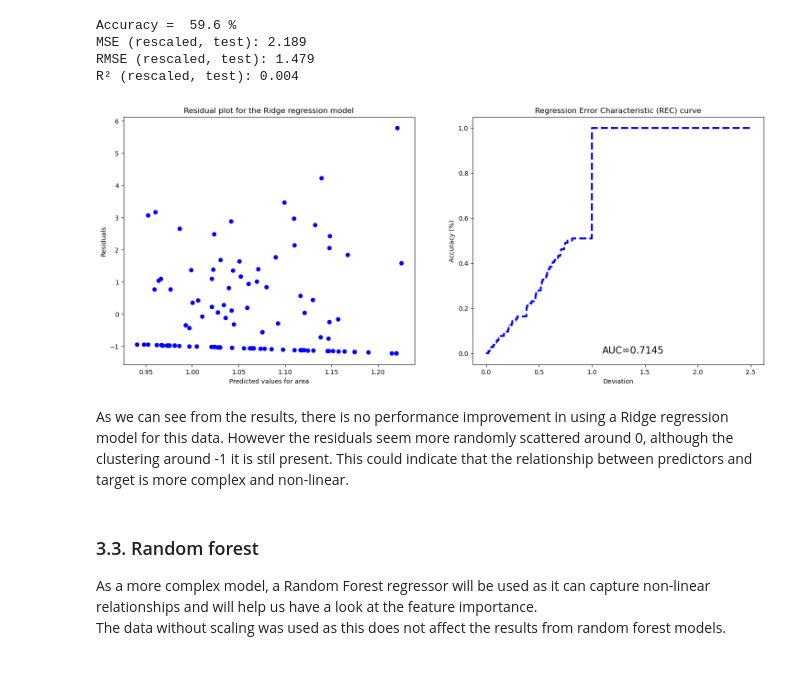
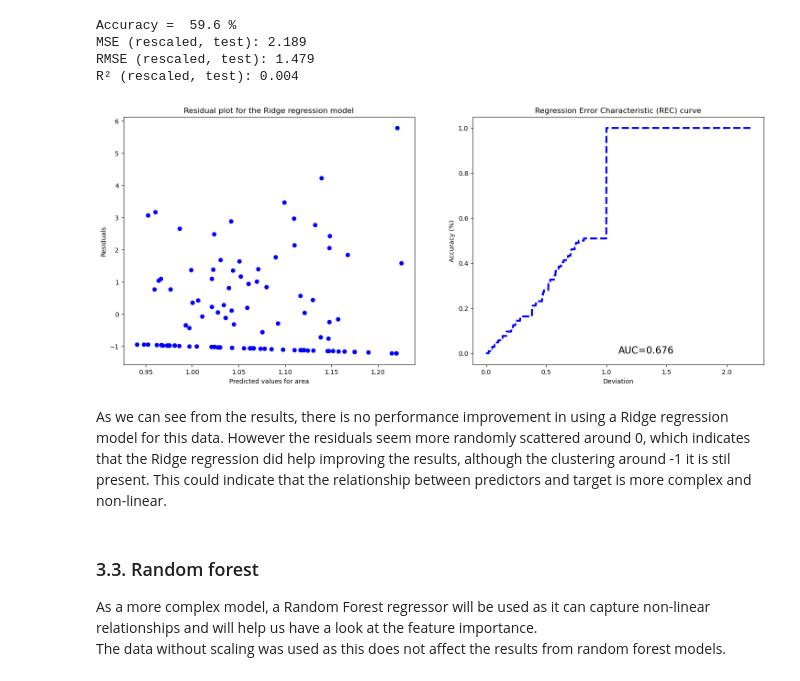
Before and after one commit to laurasck14/MLI2024, a Jupyter notebook: ml_LS.ipynb, the cells around one changed output. Saved outputs shown, nothing was run; the diff lists cells and outputs as text; code cells hidden in the pictures.

```diff
--- a/ml_LS.ipynb
+++ b/ml_LS.ipynb
@@ -236,7 +236,7 @@ def REC(y_true , y_pred):
 
     # initializing the values for Epsilon
     Begin_Range = 0
-    End_Range = 2.5
+    End_Range = 2.2
     Interval_Size = 0.001
 
     # List of epsilons
@@ -359,22 +359,22 @@ R² (rescaled, test): 0.004
 # %%
 plt.figure(figsize=(18, 7))
 plt.subplot(1, 2, 1)
 plt.scatter(y_pred_rescale, residuals_kridge, color='blue')
 plt.title('Residual plot for the Ridge regression model')
 plt.xlabel('Predicted values for area')
 plt.ylabel('Residuals')
 
 plt.subplot(1, 2, 2)
 plt.plot(deviation, accuracy, '--b', lw=3)
 plt.title('Regression Error Characteristic (REC) curve')
 plt.xlabel('Deviation')
 plt.ylabel('Accuracy (%)')
-plt.text(1.1, 0, "AUC=%0.4f" %AUC, fontsize=15 )
+plt.text(1.1, 0, "AUC=%0.3f" %AUC, fontsize=15 )
 plt.show()
 # %% [output]
-[figure, old version]
+[figure, new version]
 # %% [markdown]
-As we can see from the results, there is no performance improvement in using a Ridge regression model for this data. However the residuals seem more randomly scattered around 0, although the clustering around -1 it is stil present.
+As we can see from the results, there is no performance improvement in using a Ridge regression model for this data. However the residuals seem more randomly scattered around 0, which indicates that the Ridge regression did help improving the results, although the clustering around -1 it is stil present.
 This could indicate that the relationship between predictors and target is more complex and non-linear.
 # %% [markdown]
 ### 3.3. Random forest
```
Also changed, not shown: parts of 12 cells of this notebook.
